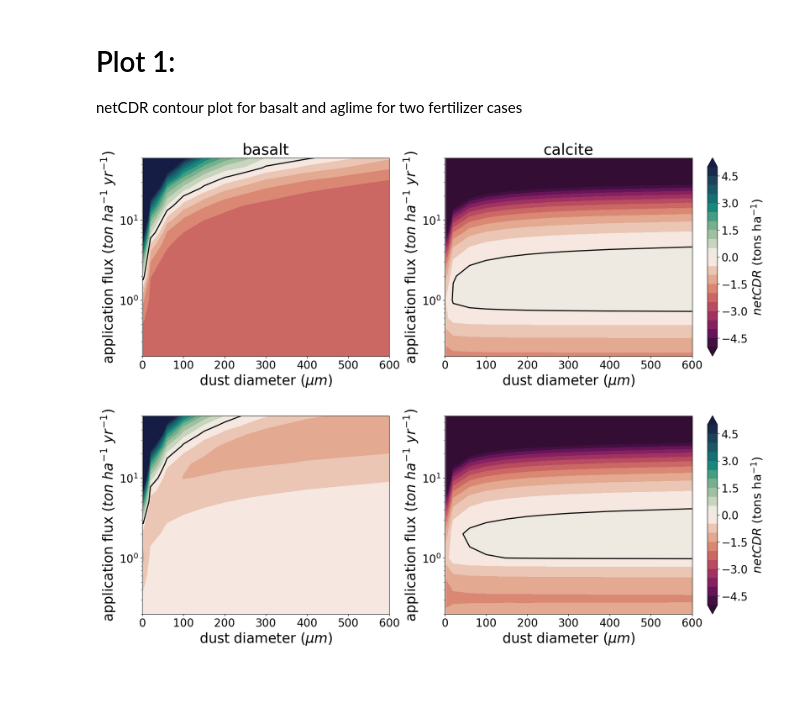
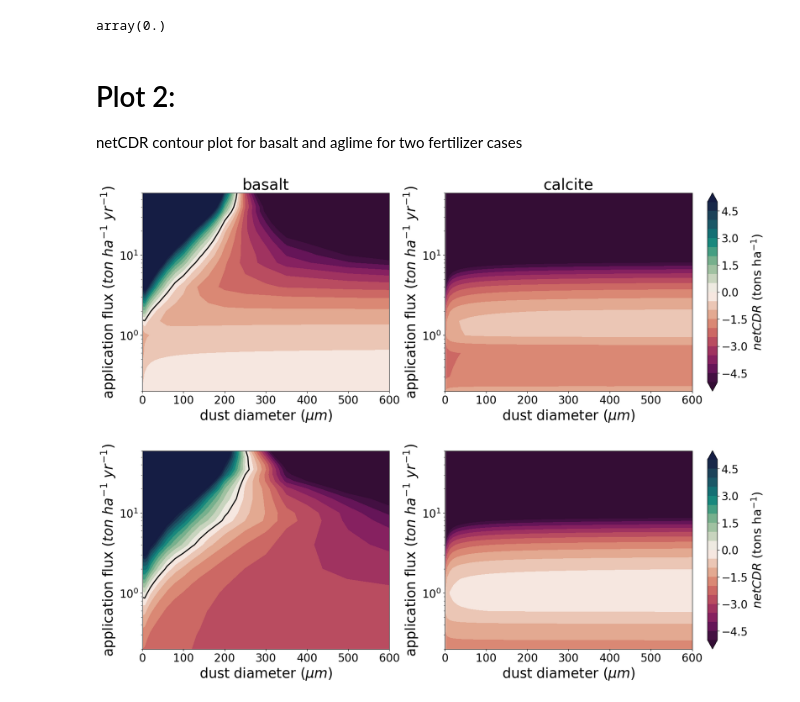
Before and after one commit to carbonplan/ew-workflows, a Jupyter notebook: scripts/scepter/figures/Fx_optimizeCase.ipynb, the cells around one changed output. Saved outputs shown, nothing was run; the diff lists cells and outputs as text; code cells hidden in the pictures.

Commit message:
update postproc for multiyear

```diff
--- a/scripts/scepter/figures/Fx_optimizeCase.ipynb
+++ b/scripts/scepter/figures/Fx_optimizeCase.ipynb
@@ -26,18 +26,18 @@ from matplotlib.cm import ScalarMappable
 
 
 # set data path
-datpath = "/home/tykukla/aglime-swap-cdr/scepter/process/runs/batch_postprocResults/cc-sil_psize_apprate"
+datpath = "/home/tykukla/ew-workflows/scripts/scepter/process/runs/batch_postproc_tmp/cc-sil_psize_apprate"
 
 # --- select which data to read in
 # FERT LEVEL 1
-fertLevel_1 = "low"
-idx_1 = "002" # [(no tag): 009=0.2 ton cc/ha/yr; 012=0.5 ton cc/ha/yr; 002=0.8 ton cc/ha/yr; 011=1.4 ton cc/ha/yr]
-tag_sil_1 = "basev1" # "basev3_multiCTRL"
+fertLevel_1 = "hi"
+idx_1 = "001" # [(no tag): 009=0.2 ton cc/ha/yr; 012=0.5 ton cc/ha/yr; 002=0.8 ton cc/ha/yr; 011=1.4 ton cc/ha/yr]
+tag_sil_1 = "base_psdfull" # "basev3_multiCTRL"
 
 # FERT LEVEL 2
-fertLevel_2 = "hi"
-idx_2 = "002" # [(no tag): 009=0.2 ton cc/ha/yr; 012=0.5 ton cc/ha/yr; 002=0.8 ton cc/ha/yr; 011=1.4 ton cc/ha/yr]
-tag_sil_2 = "basev1"   # "basev3_multiCTRL"
+fertLevel_2 = "low"
+idx_2 = "001" # [(no tag): 009=0.2 ton cc/ha/yr; 012=0.5 ton cc/ha/yr; 002=0.8 ton cc/ha/yr; 011=1.4 ton cc/ha/yr]
+tag_sil_2 = "base_psdfull"   # "basev3_multiCTRL"
 # %%
 # ---- READ IN DATA
 # FERT LEVEL 1
@@ -70,5 +395,9 @@ FileNotFoundError: [Errno 2] No such file or directory: '/home/tykukla/aglime-sw
+# %%
+dssil1['barge_km'].values
+# %% [output]
+array(0.)
 # %% [markdown]
-# Plot 1:
+# Plot 2:
 netCDR contour plot for basalt and aglime for two fertilizer cases
 # %%
 # --- PLOT --------------------
@@ -119,11 +448,11 @@ ymin, ymax = (0.2 if logY else 0), 60
 
 # x and y arrays
 # [sil fs]
-x1 = dsanom_sil['dustrad'].values
-y1 = dsanom_sil['dustrate_ton_ha_yr'].values
+x1 = dsanom_sil1['dustrad'].values
+y1 = dsanom_sil1['dustrate_ton_ha_yr'].values
 # [cc fs]
-x2 = dsanom_cc['dustrad'].values
-y2 = dsanom_cc['dustrate_ton_ha_yr'].values
+x2 = dsanom_cc1['dustrad'].values
+y2 = dsanom_cc1['dustrate_ton_ha_yr'].values
 
 # pull out cf dustrate and dustrad
 cf_apprate = ds_anom1.cf_apprate.values
@@ -175,33 +504,33 @@ contour = plt.contourf(x1*2,y1,dsanom_sil2.transpose(),
                         levels=np.linspace(cmin, cmax, 21), cmap = col, vmin=cmin, vmax=cmax, extend=cbar_extend)
 contour_line = plt.contour(x1*2,y1,dsanom_sil2.transpose(),levels=[0], colors='black', linewidths=2)
 plt.xlabel(r"dust diameter $(\mu m)$", fontsize=fs_xlab)
 plt.ylabel(r"application flux $(ton\ ha^{-1}\ yr^{-1})$", fontsize=fs_xlab)
 plt.tick_params(axis='both', labelsize=fs_tick)
 # plt.suptitle(f"netCDR basalt and netCDR aglime; {tfert}Fert\ncf: {cf_apprate} {r'$ton\ ha^{-1}\ yr^{-1}$'}; {cf_dustrad*2} {r'$\mu m$'}", fontsize = fs_title)
 # plt.title(f"\n{fsname_sil} feedstock", fontsize=fs_title_sub)
 (plt.xscale('log') if logX else "")
 (plt.yscale('log') if logY else "")
 plt.xlim(xmin, xmax)
 plt.ylim(ymin, ymax)
 
 # [calcite]
 ax = plt.subplot(spec[3])
 contour = plt.contourf(x2*2,y2,dsanom_cc2.transpose(),
                         levels=np.linspace(cmin, cmax, 21), cmap = col, vmin=cmin, vmax=cmax, extend=cbar_extend)
 contour_line = plt.contour(x2*2,y2,dsanom_cc2.transpose(),levels=[0], colors='black', linewidths=2)
 plt.xlabel(r"dust diameter $(\mu m)$", fontsize=fs_xlab)
 plt.ylabel(r"application flux $(ton\ ha^{-1}\ yr^{-1})$", fontsize=fs_xlab)
 plt.tick_params(axis='both', labelsize=fs_tick)
 # plt.title(f"\n{fsname_cc} feedstock", fontsize=fs_title_sub)
 (plt.xscale('log') if logX else "")
 (plt.yscale('log') if logY else "")
 plt.xlim(xmin, xmax)
 plt.ylim(ymin, ymax)
 cbar = plt.colorbar(contour)
 cbar.set_label(r"$netCDR\ (\text{tons}\ \text{ha}^{-1})$", fontsize=fs_cbarlab)
 cbar.ax.tick_params(labelsize=fs_cbartick)
 # plt.yscale('log')
 # %% [output]
-[figure, old version]
+[figure, new version]
 # %%
 # -------------
```
Also changed, not shown: parts of 5 cells of this notebook, 16 other files.
